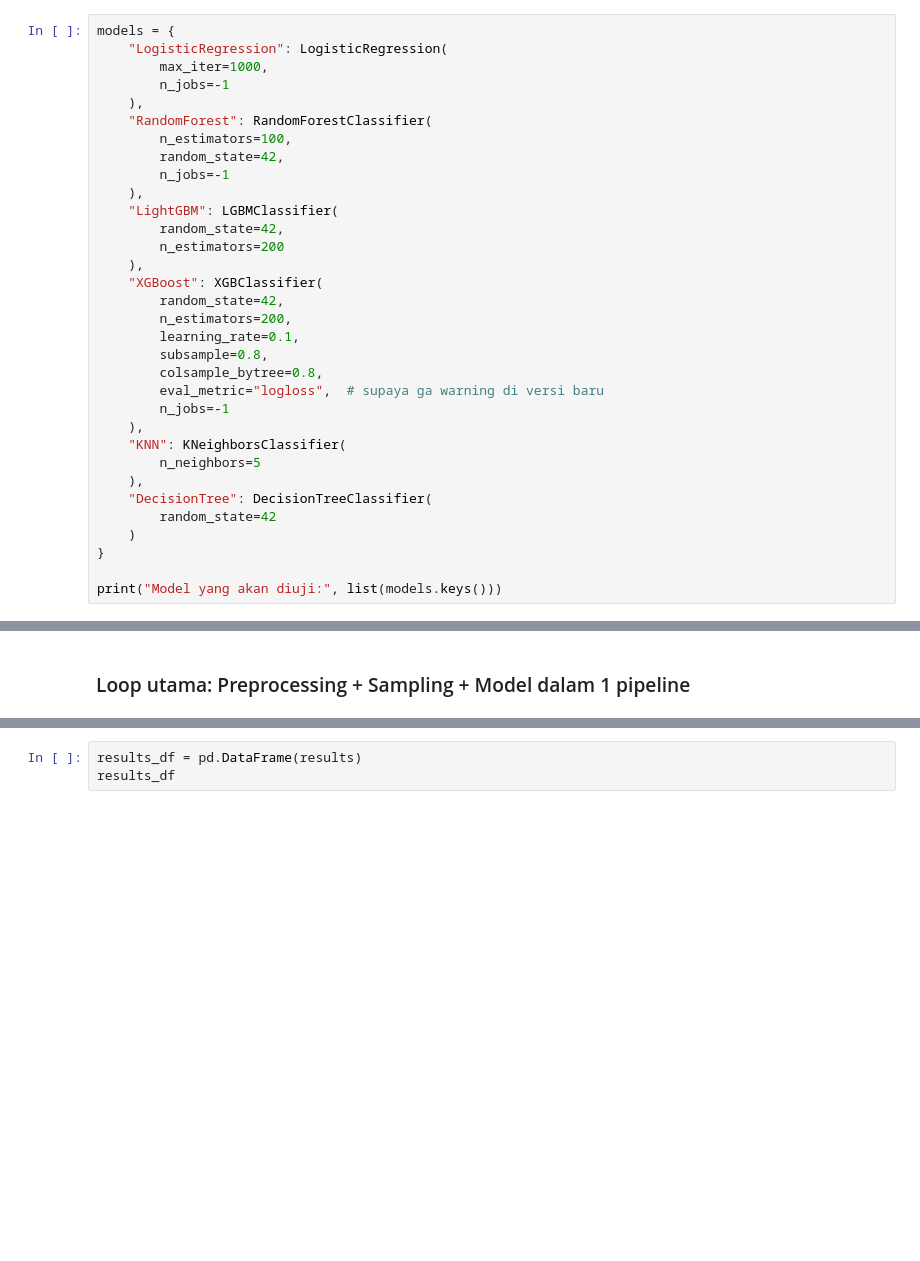
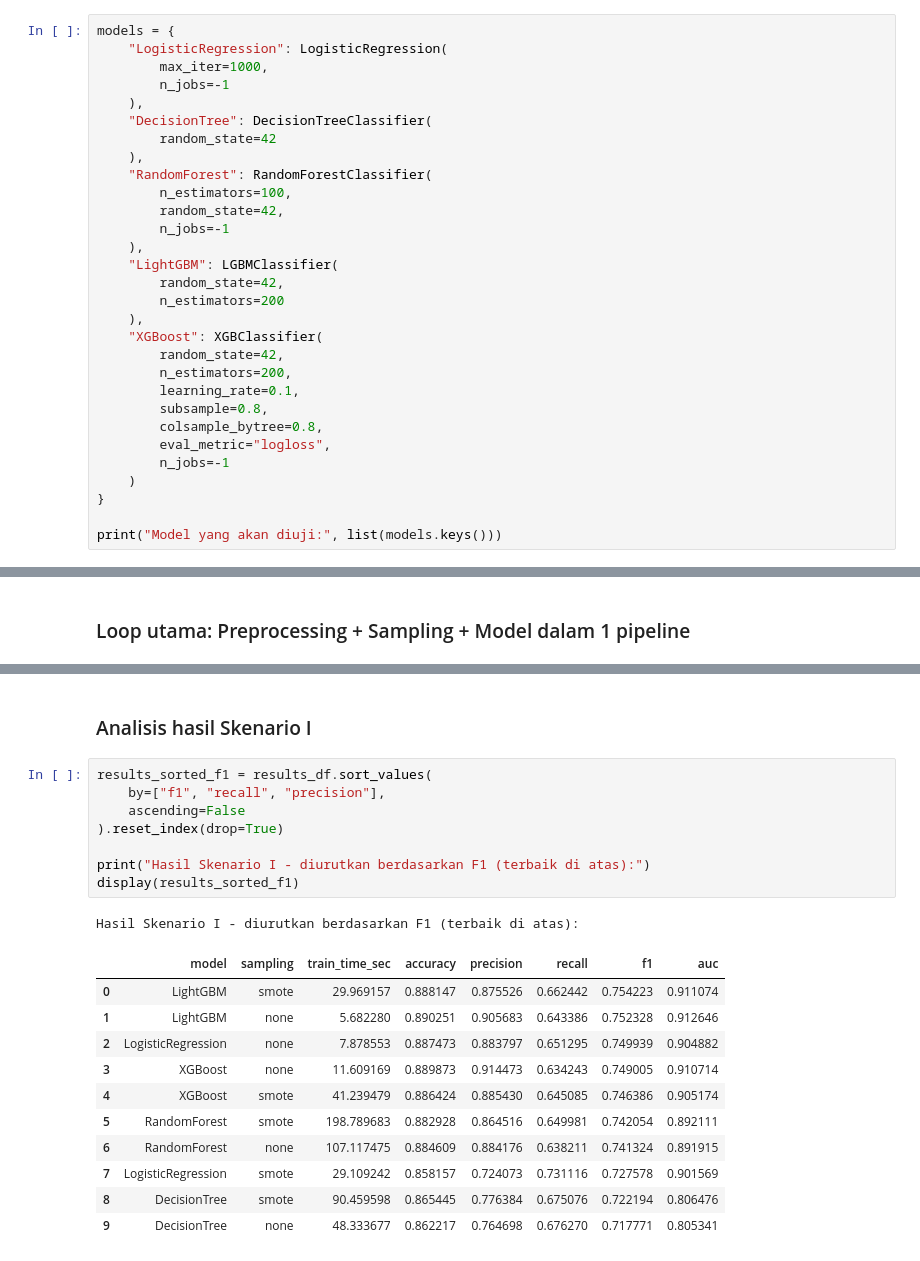
Before and after one commit to DioSacha/Final-Project-Data-Mining, a Jupyter notebook: 03_Skenario_I_Sampling.ipynb, the cells around one changed output, grey strips where cells are left out. Drawn from its saved outputs; the diff is of its cells as text; blank space fills up the shorter version.

```diff
--- a/03_Skenario_I_Sampling.ipynb
+++ b/03_Skenario_I_Sampling.ipynb
@@ -65,6 +65,9 @@ models = {
     "LogisticRegression": LogisticRegression(
         max_iter=1000,
         n_jobs=-1
+    ),
+    "DecisionTree": DecisionTreeClassifier(
+        random_state=42
     ),
     "RandomForest": RandomForestClassifier(
         n_estimators=100,
@@ -81,14 +84,8 @@ models = {
         learning_rate=0.1,
         subsample=0.8,
         colsample_bytree=0.8,
-        eval_metric="logloss",  # supaya ga warning di versi baru
+        eval_metric="logloss",
         n_jobs=-1
-    ),
-    "KNN": KNeighborsClassifier(
-        n_neighbors=5
-    ),
-    "DecisionTree": DecisionTreeClassifier(
-        random_state=42
     )
 }
 
@@ -253,3 +297,23 @@ KeyboardInterrupt:
-# %%
-results_df = pd.DataFrame(results)
-results_df
+# %% [markdown]
+### Analisis hasil Skenario I
+# %%
+results_sorted_f1 = results_df.sort_values(
+    by=["f1", "recall", "precision"],
+    ascending=False
+).reset_index(drop=True)
+
+print("Hasil Skenario I - diurutkan berdasarkan F1 (terbaik di atas):")
+display(results_sorted_f1)
+# %% [output]
+Hasil Skenario I - diurutkan berdasarkan F1 (terbaik di atas):
+|  | model | sampling | train_time_sec | accuracy | precision | recall | f1 | auc |
+| 0 | LightGBM | smote | 29.969157 | 0.888147 | 0.875526 | 0.662442 | 0.754223 | 0.911074 |
+| 1 | LightGBM | none | 5.682280 | 0.890251 | 0.905683 | 0.643386 | 0.752328 | 0.912646 |
+| 2 | LogisticRegression | none | 7.878553 | 0.887473 | 0.883797 | 0.651295 | 0.749939 | 0.904882 |
+| 3 | XGBoost | none | 11.609169 | 0.889873 | 0.914473 | 0.634243 | 0.749005 | 0.910714 |
+| 4 | XGBoost | smote | 41.239479 | 0.886424 | 0.885430 | 0.645085 | 0.746386 | 0.905174 |
+| 5 | RandomForest | smote | 198.789683 | 0.882928 | 0.864516 | 0.649981 | 0.742054 | 0.892111 |
+| 6 | RandomForest | none | 107.117475 | 0.884609 | 0.884176 | 0.638211 | 0.741324 | 0.891915 |
+| 7 | LogisticRegression | smote | 29.109242 | 0.858157 | 0.724073 | 0.731116 | 0.727578 | 0.901569 |
+| 8 | DecisionTree | smote | 90.459598 | 0.865445 | 0.776384 | 0.675076 | 0.722194 | 0.806476 |
+| 9 | DecisionTree | none | 48.333677 | 0.862217 | 0.764698 | 0.676270 | 0.717771 | 0.805341 |
```
Also changed, not shown: parts of 13 cells of this notebook.
